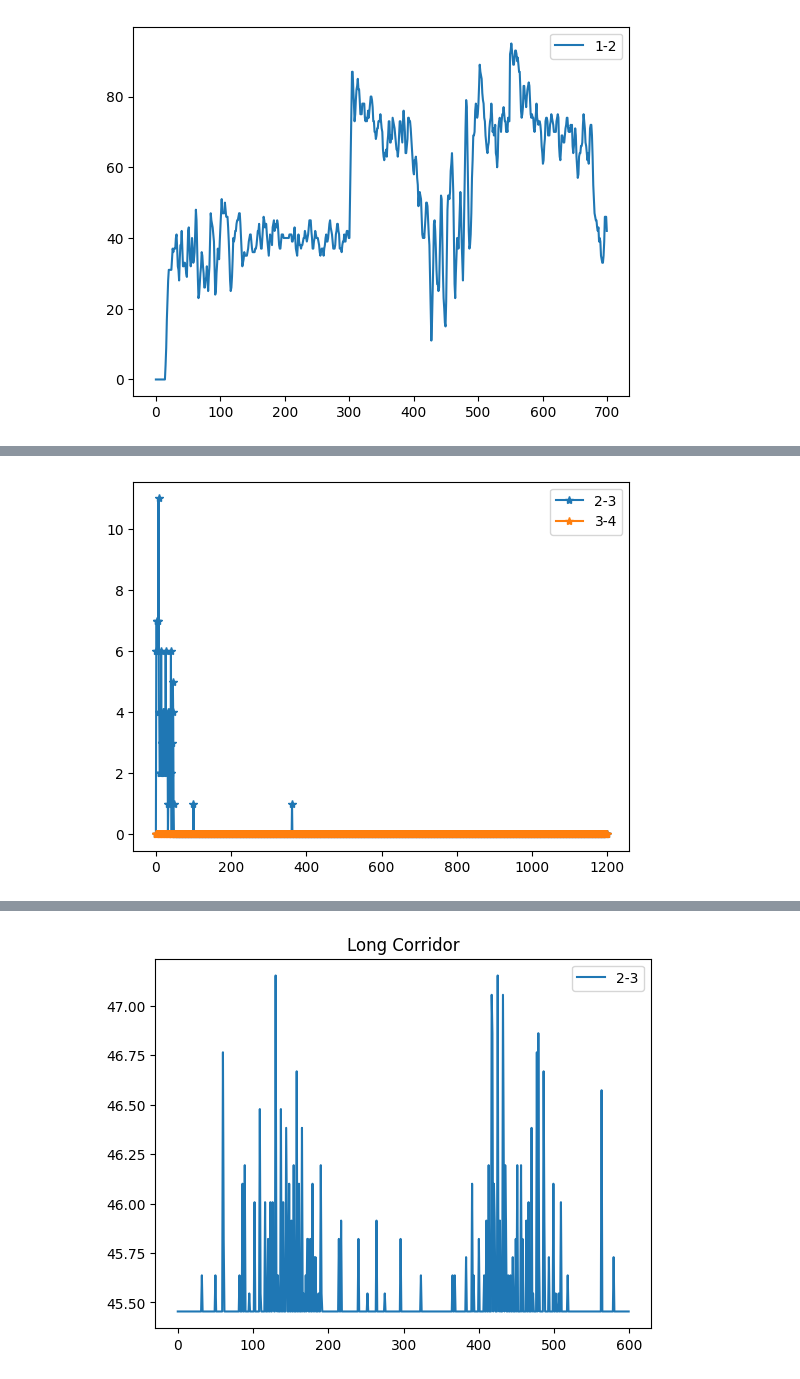
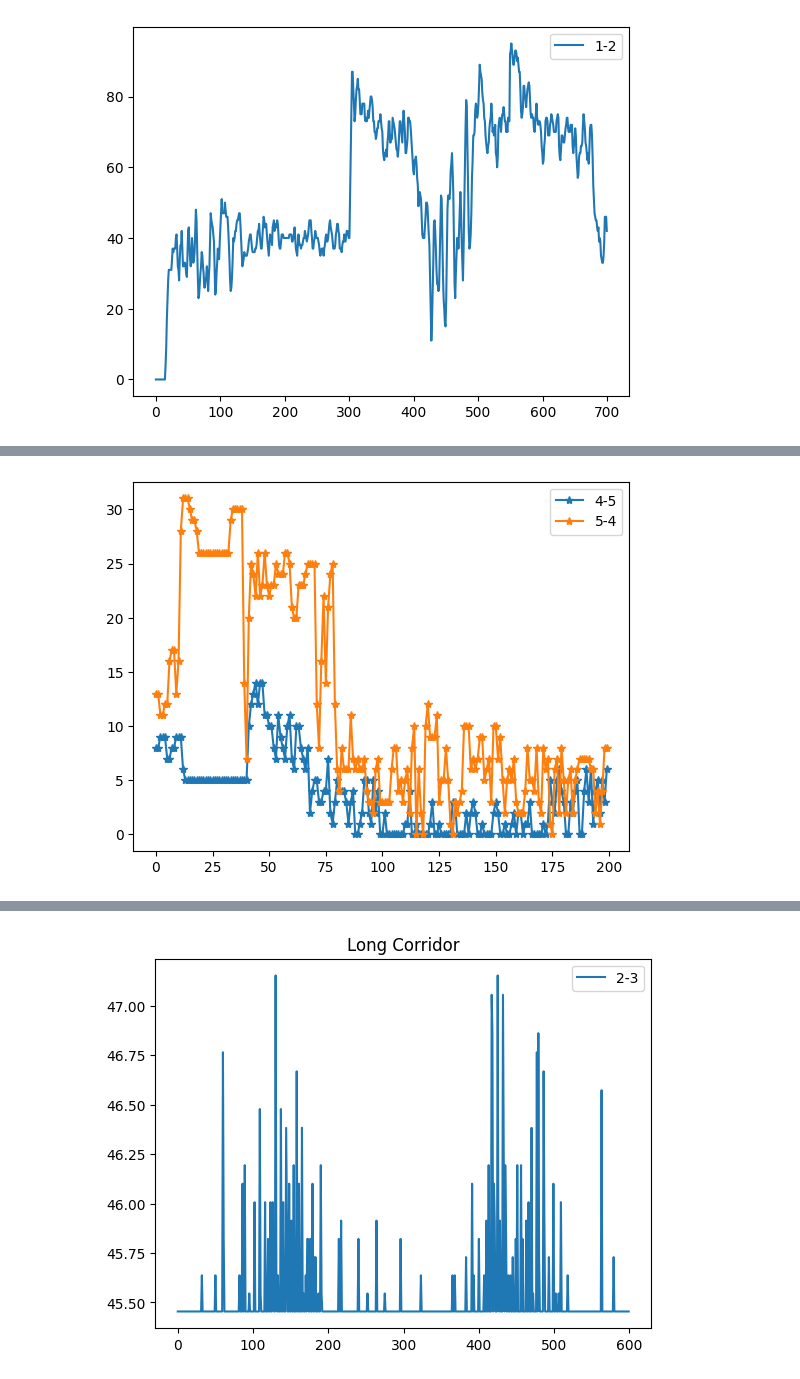
Before and after one commit to WaimenMak/PedNStream, a Jupyter notebook: draft.ipynb, the cells around one changed output, grey strips where cells are left out. Drawn from its saved outputs; the diff is of its cells as text; code cells hidden in the pictures.

```diff
--- a/draft.ipynb
+++ b/draft.ipynb
@@ -557,10 +557,10 @@ plt.show()
 [figure]
 # %%
 import json
-with open("./outputs/long_corridor/link_data.json", 'r') as f:
+# with open("./outputs/long_corridor/link_data.json", 'r') as f:
+#     link_data = json.load(f)
+with open("./outputs/spike/link_data.json", 'r') as f:
     link_data = json.load(f)
-# with open("./outputs/spike/link_data.json", 'r') as f:
-#     link_data = json.load(f)
 # %%
 np.cumsum(np.array(link_data["4-5"]["inflow"]))[-1],np.cumsum(np.array(link_data["4-5"]["outflow"]))[-1]
 # %% [output]
@@ -575,18 +575,18 @@ plt.show()
 # %%
-plt.plot(link_data["2-3"]["inflow"][0:], '-*', label=f'2-3')
-plt.plot(link_data["2-3"]["outflow"][0:], '-*', label=f'3-4')
+plt.plot(link_data["4-5"]["inflow"][200:400], '-*', label=f'4-5')
+plt.plot(link_data["5-4"]["outflow"][200:400], '-*', label=f'5-4')
 # plt.plot(link_data["1-0"]["inflow"][0:200], '-*', label=f'2-3')
 # plt.plot(link_data["1-0"]["outflow"][0:200], '-*', label=f'3-2')
 # plt.plot(link_data["3-4"]["inflow"][800:1000], label=f'2-3')
 # plt.plot(link_data["3-4"]["outflow"][811:1000], '-*', label=f'3-4')
 
 # plt.plot(np.array(link_data["0-1"]["inflow"])+np.array(link_data["1-0"]["inflow"]), label=f'sum')
 #plot horizontal line at 6
 # plt.axhline(y=6, color='black', linestyle='--', alpha=0.5)
 plt.legend()
 plt.show()
 # %% [output]
-[figure, old version]
+[figure, new version]
 # %%
 # relation between density and sending flow using scatter plot
 # plt.scatter(np.array(link_data["3-4"]["density"])+np.array(link_data["4-3"]["density"]), link_data["3-4"]["sending_flow"], label=f'2-3')
```
Also changed, not shown: parts of 10 cells of this notebook, 8 other files.
